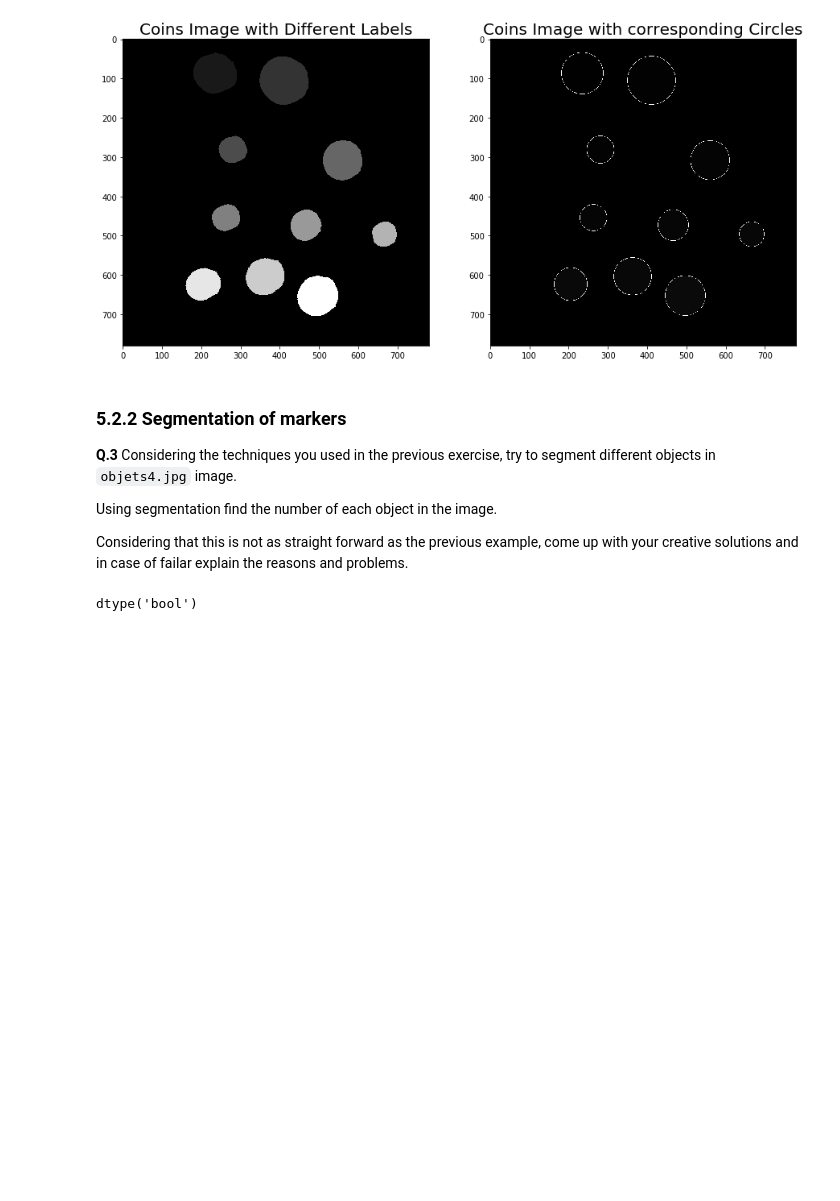
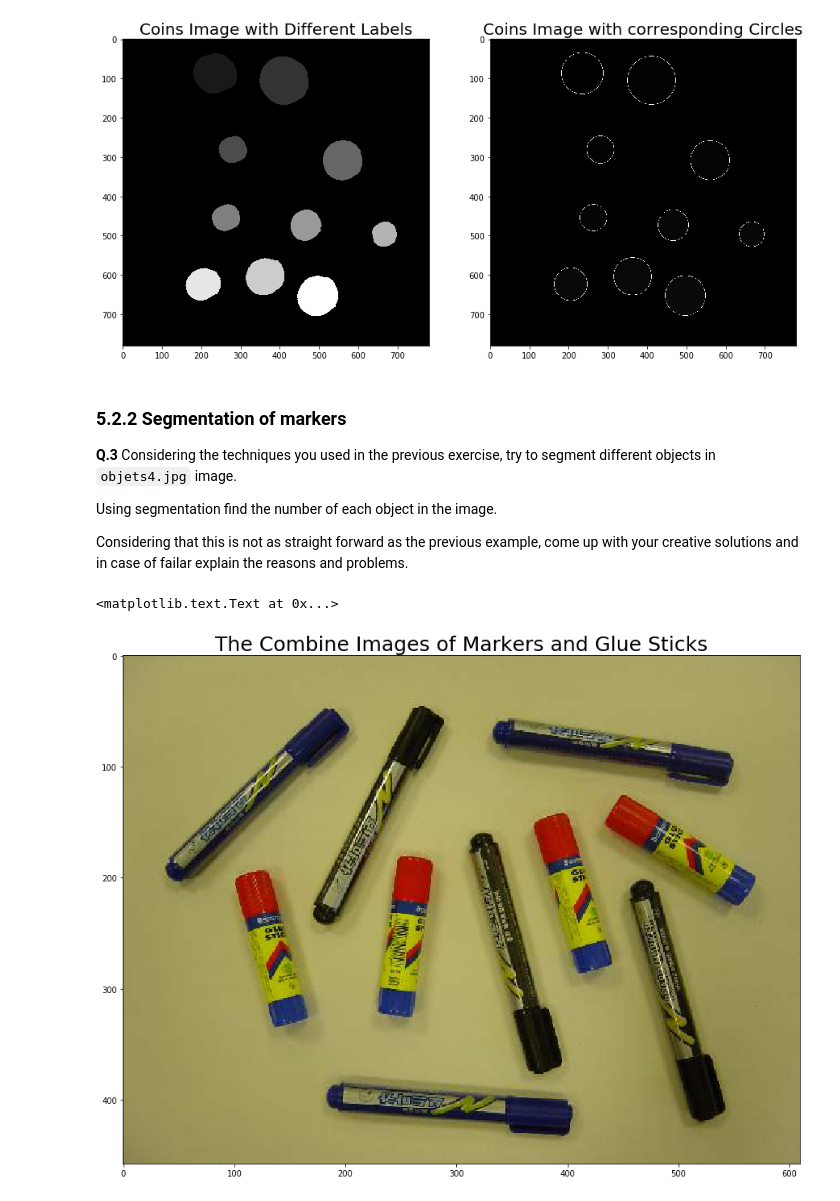
Before and after one commit to kamruleee51/B31XB-IIP-TP-1718, a Jupyter notebook: 5-morpho-segmentation/5-morpho-segmentation.ipynb, the cells around one changed output. Drawn from its saved outputs; the diff is of its cells as text; code cells hidden in the pictures; blank space fills up the shorter version.

```diff
--- a/5-morpho-segmentation/5-morpho-segmentation.ipynb
+++ b/5-morpho-segmentation/5-morpho-segmentation.ipynb
@@ -250,7 +252,17 @@ The Measured Diameter of the Coins Will be: =[106, 123, 70, 101, 69, 78, 64, 96,
 Using segmentation find the number of each object in the image.
 
 Considering that this is not as straight forward as the previous example, come up with your creative solutions and in case of failar explain the reasons and problems.
-# %%
-coins_Otsu.dtype
-# %% [output]
-dtype('bool')
+# %%
+#import of the Coins's image from the devices
+img_path = './images/'
+img_name = 'objets4.jpg'
+Marker_grey_path = img_path.__add__(img_name)
+markerImage = io.imread(Marker_grey_path)
+Marker_Glue_Image= img_as_ubyte(markerImage)
+fig, axes = plt.subplots(nrows=1, ncols=1, figsize=(15, 15))
+ax0= axes
+ax0.imshow(Marker_Glue_Image,cmap='gray')
+ax0.set_title('The Combine Images of Markers and Glue Sticks',fontsize=25)
+# %% [output]
+<matplotlib.text.Text at 0x...>
+[figure, added]
```
Also changed, not shown: parts of 5 cells of this notebook.
